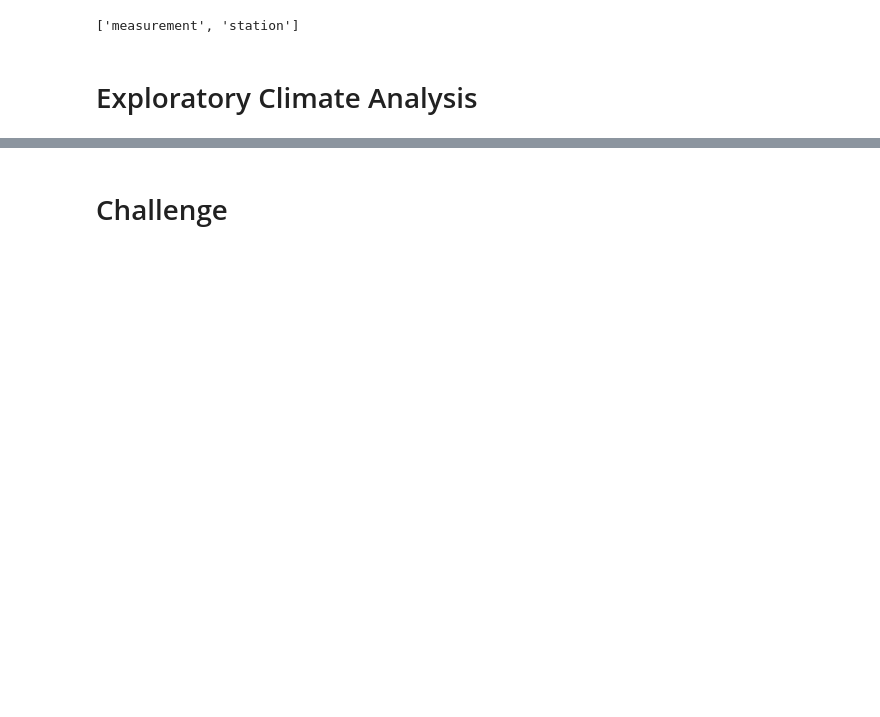
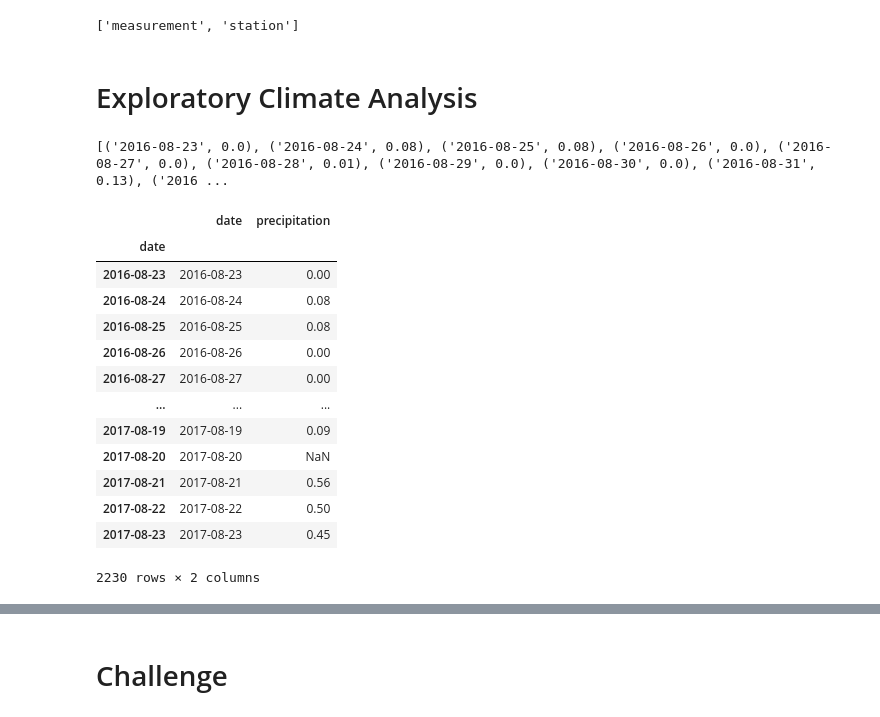
Before and after one commit to tkirk70/surfs_up, a Jupyter notebook: climate_analysis.ipynb, the cells around one changed output, grey strips where cells are left out. Drawn from its saved outputs; the diff is of its cells as text; code cells hidden in the pictures; blank space fills up the shorter version.

```diff
--- a/climate_analysis.ipynb
+++ b/climate_analysis.ipynb
@@ -49,13 +51,31 @@ session = Session(engine)
 # %%
 # Design a query to retrieve the last 12 months of precipitation data and plot the results.
 #Starting from the last data point in the database.
+prev_year = dt.date(2017, 8, 23)
+# Calculate the date one year from the last date in data set.
+prev_year = dt.date(2017, 8, 23) - dt.timedelta(days=365)
+# Perform a query to retrieve the data and precipitation scores
+results = []
+results = session.query(Measurement.date, Measurement.prcp).filter(Measurement.date >= prev_year).all()
+print(results)
+# Save the query results as a Pandas DataFrame and set the index to the date column
+df = pd.DataFrame(results, columns=['date','precipitation'])
+df.set_index(df['date'], inplace=True)
 
-# Calculate the date one year from the last date in data set.
-
-# Perform a query to retrieve the data and precipitation scores
-
-# Save the query results as a Pandas DataFrame and set the index to the date column
-
-# Sort the dataframe by date
-
-# Use Pandas Plotting with Matplotlib to plot the data
+df
+# %% [output]
+[('2016-08-23', 0.0), ('2016-08-24', 0.08), ('2016-08-25', 0.08), ('2016-08-26', 0.0), ('2016-08-27', 0.0), ('2016-08-28', 0.01), ('2016-08-29', 0.0), ('2016-08-30', 0.0), ('2016-08-31', 0.13), ('2016 ...
+|  | date | precipitation |
+| date |  |  |
+| 2016-08-23 | 2016-08-23 | 0.00 |
+| 2016-08-24 | 2016-08-24 | 0.08 |
+| 2016-08-25 | 2016-08-25 | 0.08 |
+| 2016-08-26 | 2016-08-26 | 0.00 |
+| 2016-08-27 | 2016-08-27 | 0.00 |
+| ... | ... | ... |
+| 2017-08-19 | 2017-08-19 | 0.09 |
+| 2017-08-20 | 2017-08-20 | NaN |
+| 2017-08-21 | 2017-08-21 | 0.56 |
+| 2017-08-22 | 2017-08-22 | 0.50 |
+| 2017-08-23 | 2017-08-23 | 0.45 |
+2230 rows × 2 columns
```
Also changed, not shown: parts of 9 cells of this notebook.
